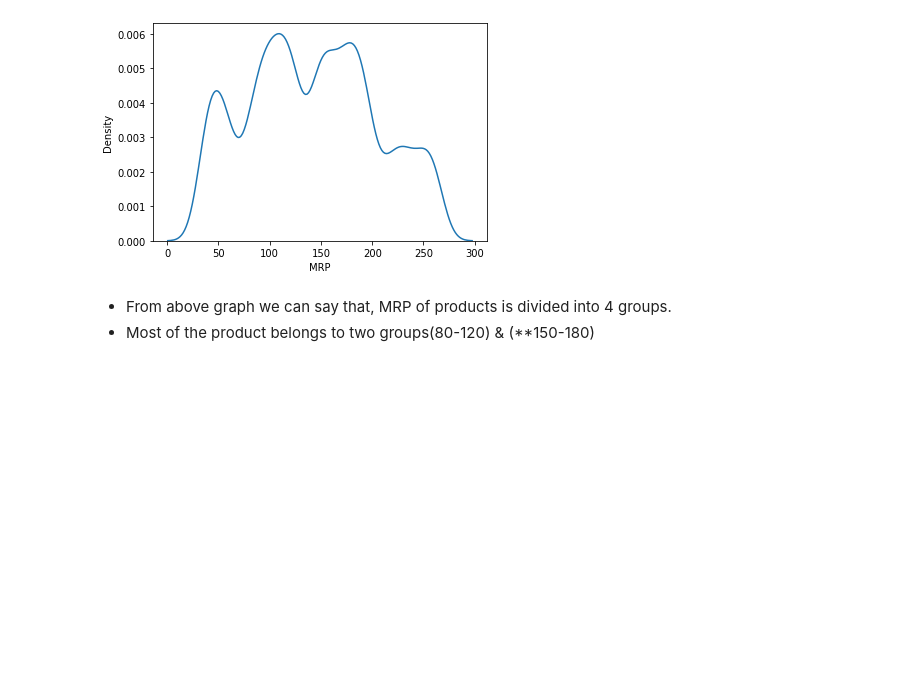
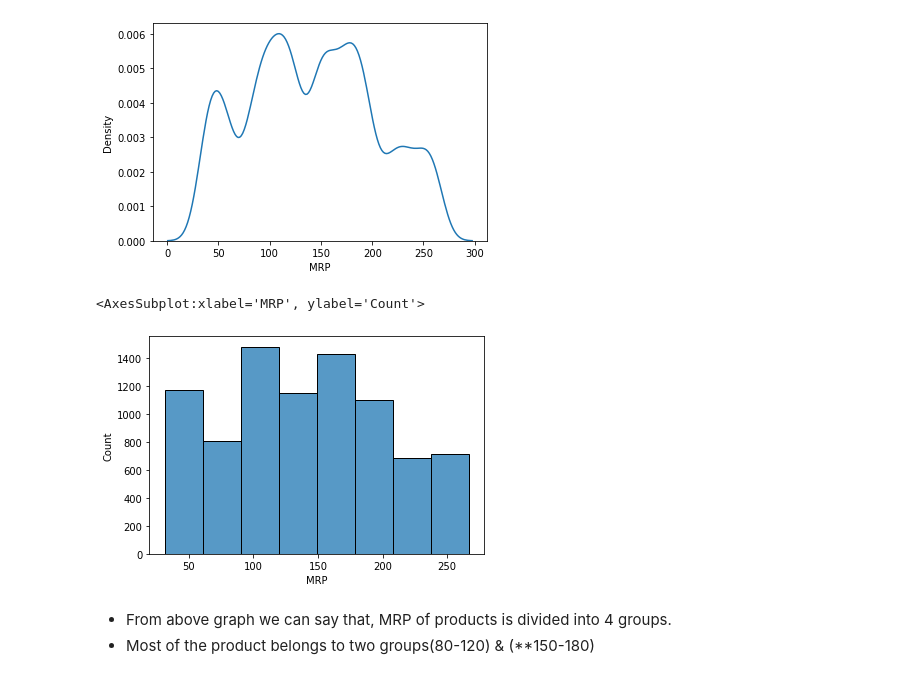
Before and after one commit to sourabhgumtaj/BigMart_EDA, a Jupyter notebook: bigmart-sales-data.ipynb, the cells around one changed output. Saved outputs shown, nothing was run; the diff lists cells and outputs as text; code cells hidden in the pictures; blank space fills up the shorter version.

```diff
--- a/bigmart-sales-data.ipynb
+++ b/bigmart-sales-data.ipynb
@@ -158,6 +158,11 @@ sns.kdeplot(df['MRP'])
 # %% [output]
 <AxesSubplot:xlabel='MRP', ylabel='Density'>
 [figure]
+# %%
+sns.histplot(df['MRP'],bins=8)
+# %% [output]
+<AxesSubplot:xlabel='MRP', ylabel='Count'>
+[figure, added]
 # %% [markdown]
 * From above graph we can say that, MRP of products is divided into 4 groups.
 * Most of the product belongs to two groups(80-120) & (**150-180)
```
Also changed, not shown: parts of 9 cells of this notebook.
